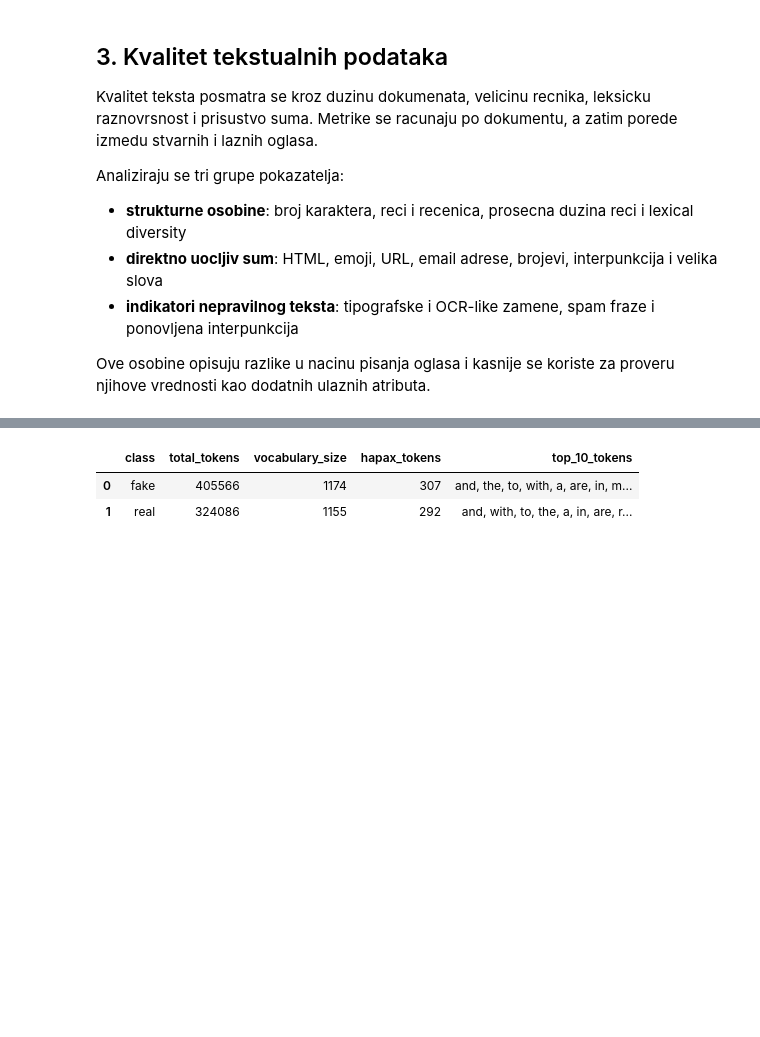
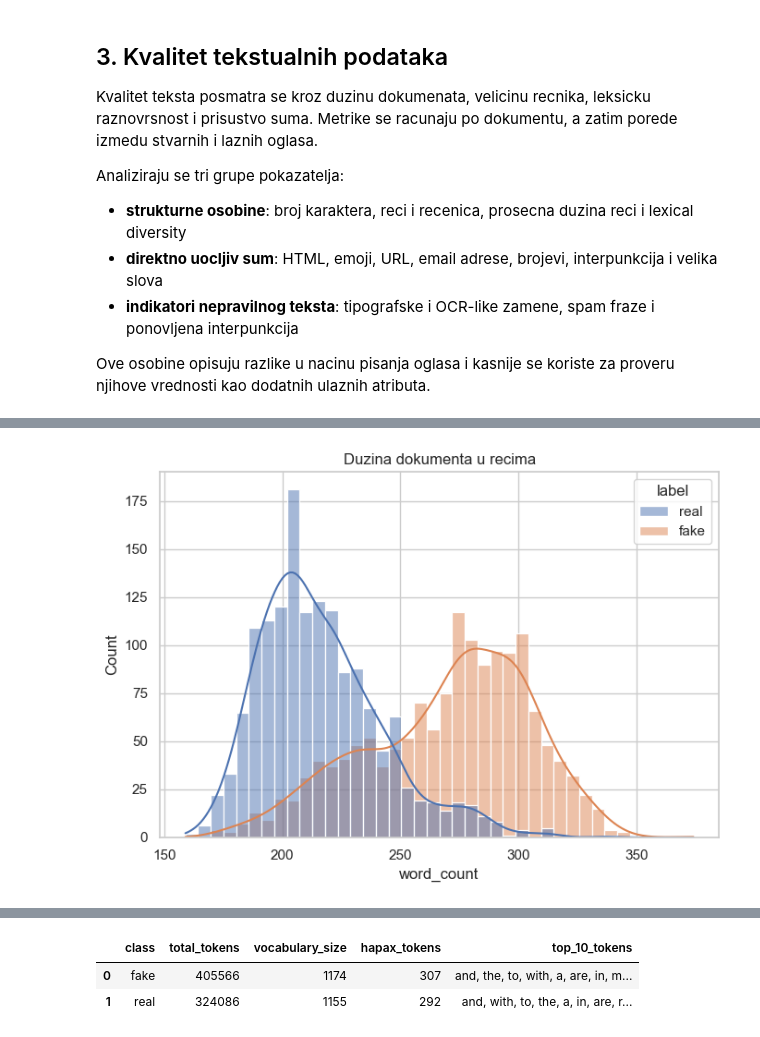
Before and after one commit to nemanjastojanovicc/detect-fake-jobs, a Jupyter notebook: detect-fake-jobs.ipynb, the cells around one changed output, grey strips where cells are left out. Drawn from its saved outputs; the diff is of its cells as text; code cells hidden in the pictures; blank space fills up the shorter version.

```diff
--- a/detect-fake-jobs.ipynb
+++ b/detect-fake-jobs.ipynb
@@ -292,0 +282,8 @@ plt.show()
+# %%
+plt.figure(figsize=(7, 5))
+sns.histplot(data=df, x="word_count", hue="label", bins=40, kde=True)
+plt.title("Duzina dokumenta u recima")
+plt.tight_layout()
+plt.show()
+# %% [output]
+[figure, added]
```
Also changed, not shown: parts of 26 cells of this notebook.
